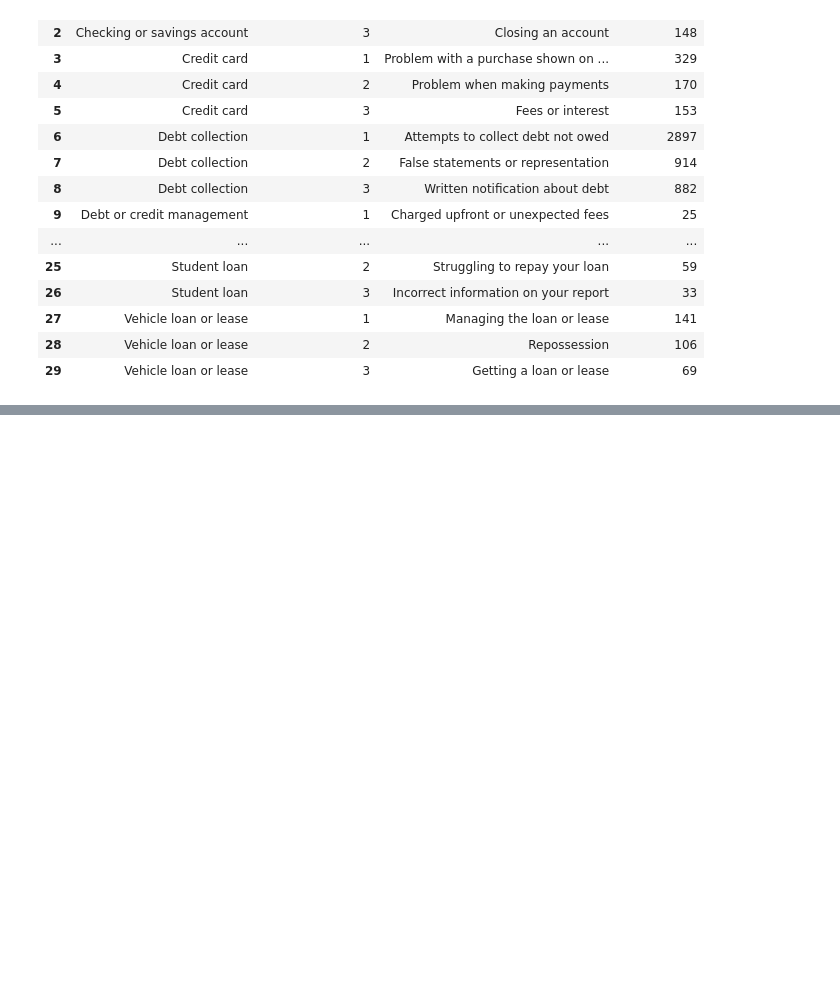
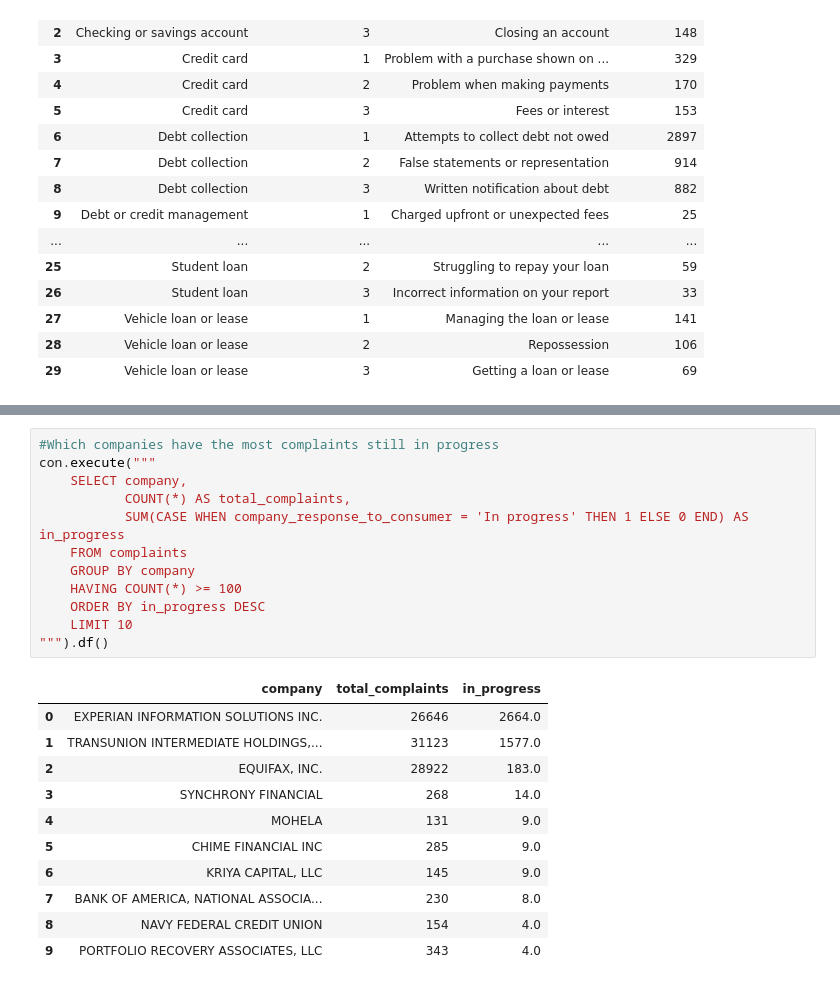
Before and after one commit to KrishnajaKottam/cfpb-complaints-analysis, a Jupyter notebook: notebooks/04_analysis.ipynb, the cells around one changed output, grey strips where cells are left out. Drawn from its saved outputs; the diff is of its cells as text; blank space fills up the shorter version.

```diff
--- a/notebooks/04_analysis.ipynb
+++ b/notebooks/04_analysis.ipynb
@@ -134,0 +160,24 @@ con.execute("""
+# %%
+#Which companies have the most complaints still in progress
+con.execute("""
+    SELECT company,
+           COUNT(*) AS total_complaints,
+           SUM(CASE WHEN company_response_to_consumer = 'In progress' THEN 1 ELSE 0 END) AS in_progress
+    FROM complaints
+    GROUP BY company
+    HAVING COUNT(*) >= 100
+    ORDER BY in_progress DESC
+    LIMIT 10
+""").df()
+# %% [output]
+|  | company | total_complaints | in_progress |
+| 0 | EXPERIAN INFORMATION SOLUTIONS INC. | 26646 | 2664.0 |
+| 1 | TRANSUNION INTERMEDIATE HOLDINGS,... | 31123 | 1577.0 |
+| 2 | EQUIFAX, INC. | 28922 | 183.0 |
+| 3 | SYNCHRONY FINANCIAL | 268 | 14.0 |
+| 4 | MOHELA | 131 | 9.0 |
+| 5 | CHIME FINANCIAL INC | 285 | 9.0 |
+| 6 | KRIYA CAPITAL, LLC | 145 | 9.0 |
+| 7 | BANK OF AMERICA, NATIONAL ASSOCIA... | 230 | 8.0 |
+| 8 | NAVY FEDERAL CREDIT UNION | 154 | 4.0 |
+| 9 | PORTFOLIO RECOVERY ASSOCIATES, LLC | 343 | 4.0 |
```
Also changed, not shown: parts of 5 cells of this notebook, 1 other file.
